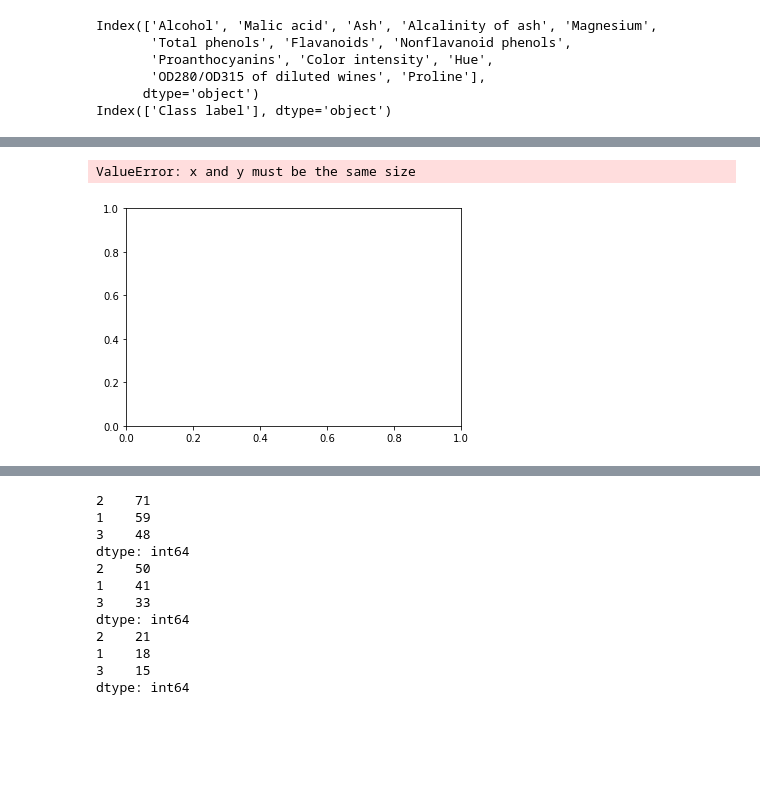
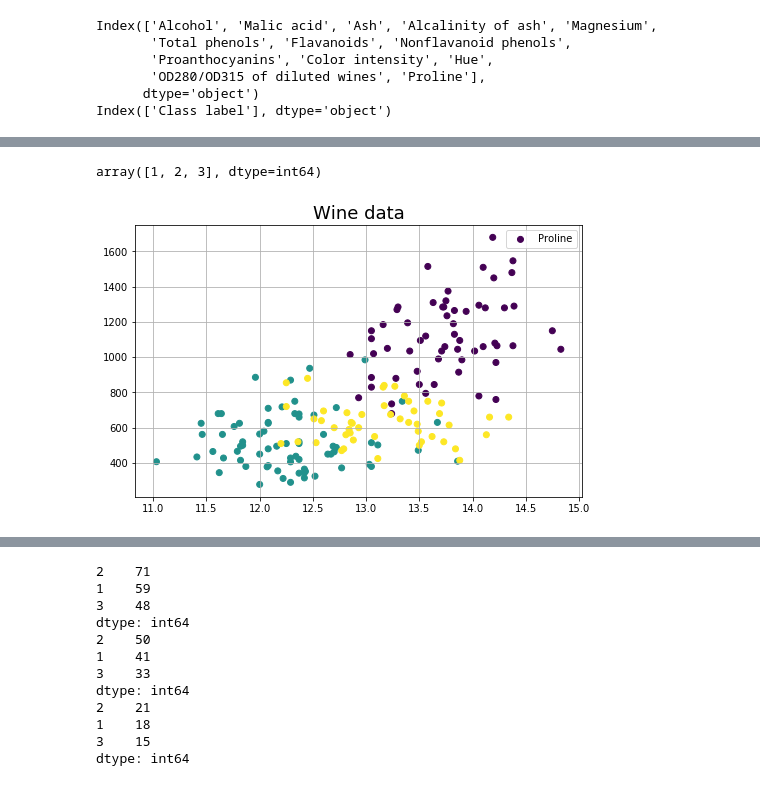
Before and after one commit to charliexlcc/ce888labs, a Jupyter notebook: labs/lab6/lab6.ipynb, the cells around one changed output, grey strips where cells are left out. Cells and saved outputs as stored; diff of their text form; code cells hidden in the pictures; blank space fills up the shorter version.

```diff
--- a/labs/lab6/lab6.ipynb
+++ b/labs/lab6/lab6.ipynb
@@ -372,7 +358,5 @@ array([1, 2, 3], dtype=int64)
 # %%
-# Task 3
-# Scatter plot data into 3 classes based on True Labaels and plot with legends. Hint: use any two variables
-
+"""
 colors = ['r', 'b', 'g']
 markers = ['x', 'x', 'x']
 
@@ -384,6 +368,6 @@ for l, c, m in zip(np.unique(y), colors, markers):
     plt.ylabel('PC 2')
     plt.legend()
     plt.savefig('lab6_PCA_WINE_scatter_plot.png', dpi=300)
+"""
 # %% [output]
-ValueError: x and y must be the same size
+array([1, 2, 3], dtype=int64)
-[figure, removed]
@@ -392,0 +374,12 @@ ValueError: x and y must be the same size
+# %%
+# Task 3
+# Scatter plot data into 3 classes based on True Labaels and plot with legends. Hint: use any two variables
+plt.figure(figsize=(8,5))
+plt.title("Wine data", fontsize=18)
+plt.grid(True)
+plt.scatter(x["Alcohol"],x["Proline"],c=y["Class label"])
+plt.savefig('Wine.png', dpi=300)
+plt.legend()
+plt.show()
+# %% [output]
+[figure, added]
```
Also changed, not shown: parts of 28 cells of this notebook, 19 other files.
